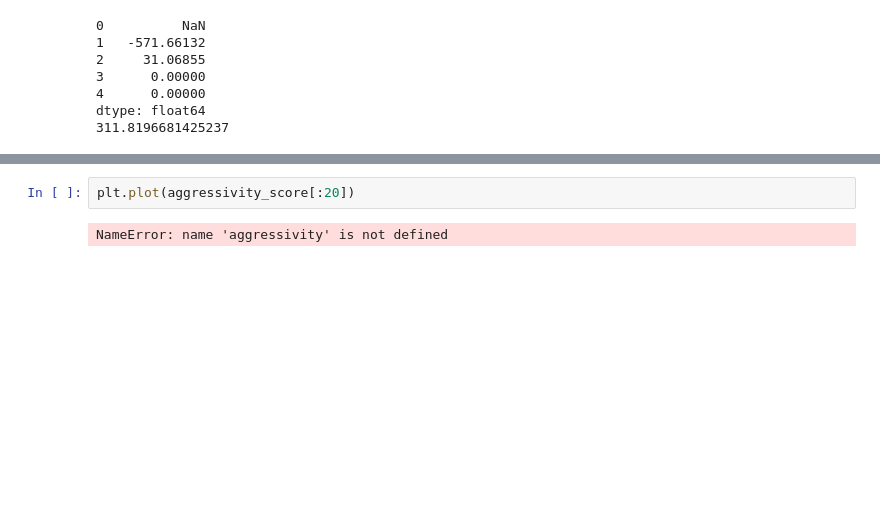
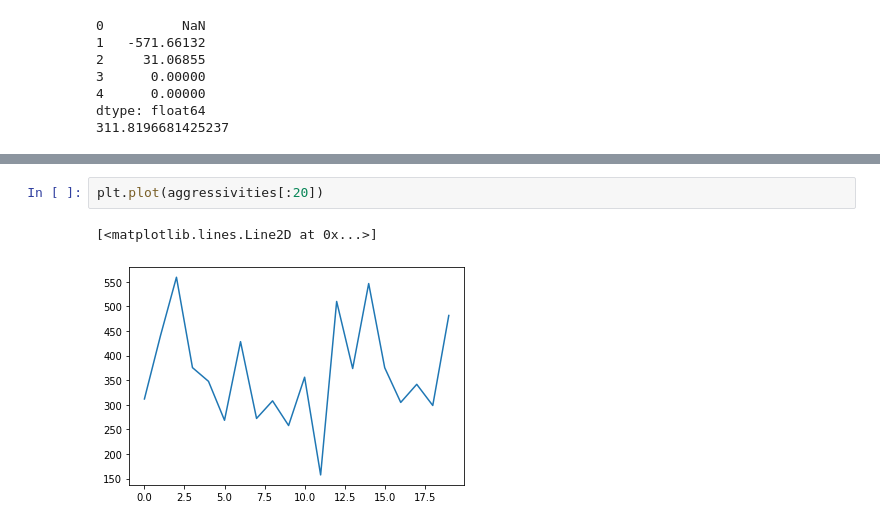
Before and after one commit to zamborg/NVFEL498, a Jupyter notebook: Notebooks/power_factors.ipynb, the cells around one changed output, grey strips where cells are left out. Cells and saved outputs as stored; diff of their text form; blank space fills up the shorter version.

```diff
--- a/Notebooks/power_factors.ipynb
+++ b/Notebooks/power_factors.ipynb
@@ -130,4 +144,5 @@ TypeError: 'builtin_function_or_method' object is not subscriptable
 # %%
-plt.plot(aggressivity_score[:20])
+plt.plot(aggressivities[:20])
 # %% [output]
-NameError: name 'aggressivity' is not defined
+[<matplotlib.lines.Line2D at 0x...>]
+[figure, added]
```
Also changed, not shown: parts of 3 cells of this notebook, 20 other files.
